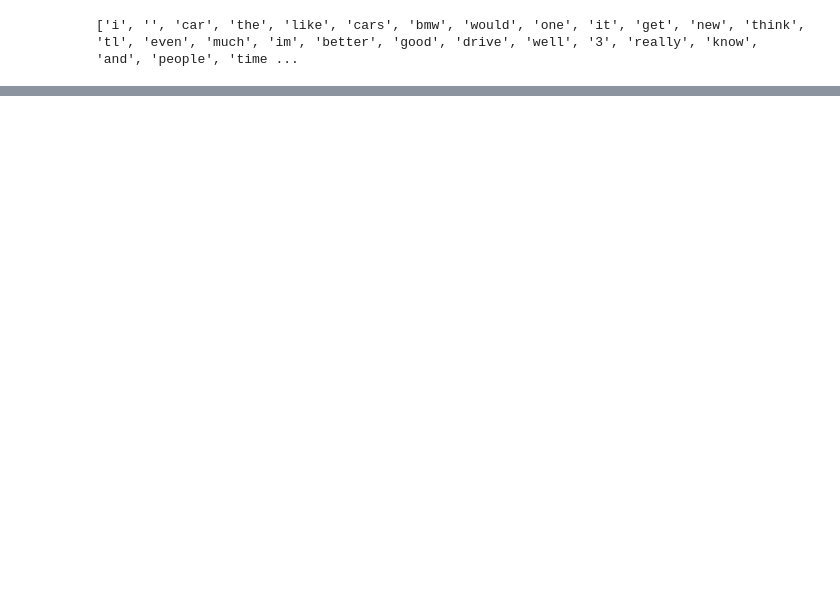
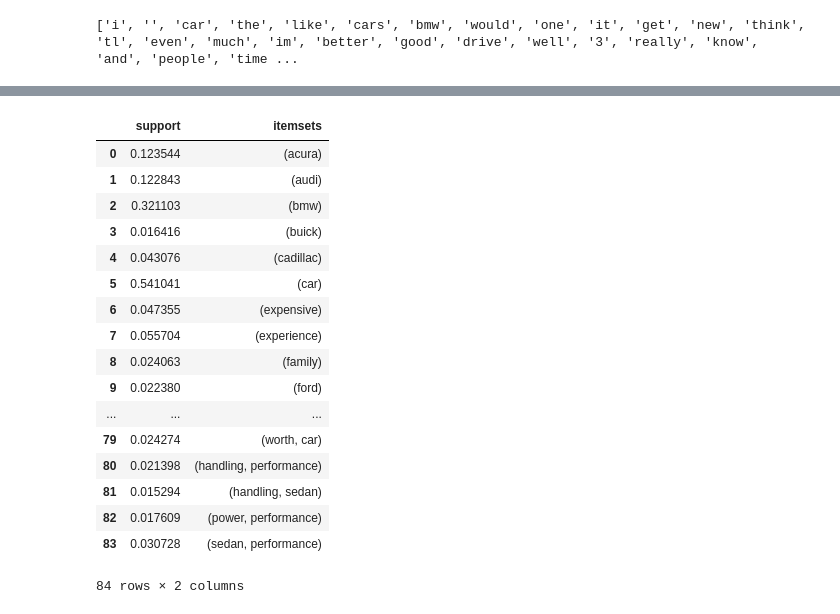
Before and after one commit to abhi-vik/ugc-analytics, a Jupyter notebook: assignments/first/Lift.ipynb, the cells around one changed output, grey strips where cells are left out. Cells and saved outputs as stored; diff of their text form; code cells hidden in the pictures; blank space fills up the shorter version.

```diff
--- a/assignments/first/Lift.ipynb
+++ b/assignments/first/Lift.ipynb
@@ -116,3 +136,25 @@ frequent_itemsets
+# %%
+frequent_itemsets = frequent_itemsets[0:84]
+frequent_itemsets
+# %% [output]
+|  | support | itemsets |
+| 0 | 0.123544 | (acura) |
+| 1 | 0.122843 | (audi) |
+| 2 | 0.321103 | (bmw) |
+| 3 | 0.016416 | (buick) |
+| 4 | 0.043076 | (cadillac) |
+| 5 | 0.541041 | (car) |
+| 6 | 0.047355 | (expensive) |
+| 7 | 0.055704 | (experience) |
+| 8 | 0.024063 | (family) |
+| 9 | 0.022380 | (ford) |
+| ... | ... | ... |
+| 79 | 0.024274 | (worth, car) |
+| 80 | 0.021398 | (handling, performance) |
+| 81 | 0.015294 | (handling, sedan) |
+| 82 | 0.017609 | (power, performance) |
+| 83 | 0.030728 | (sedan, performance) |
+84 rows × 2 columns
 # %%
 from mlxtend.frequent_patterns import association_rules
 result_lift = association_rules(frequent_itemsets, metric="confidence", min_threshold=0.1)
```
Also changed, not shown: parts of 6 cells of this notebook.
